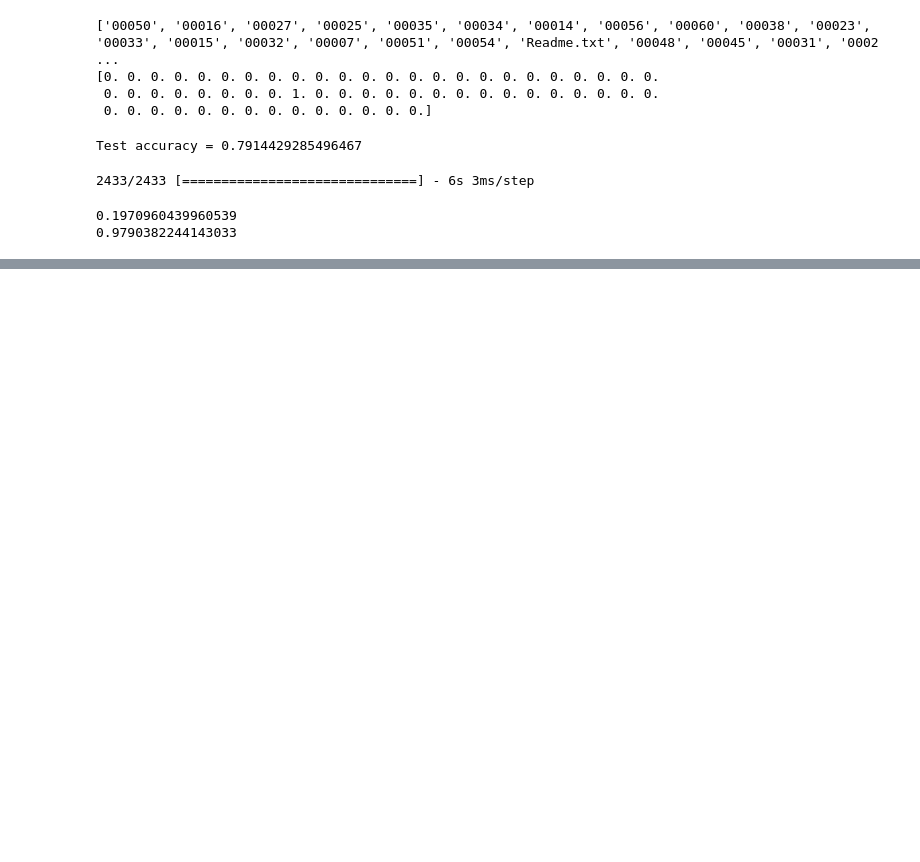
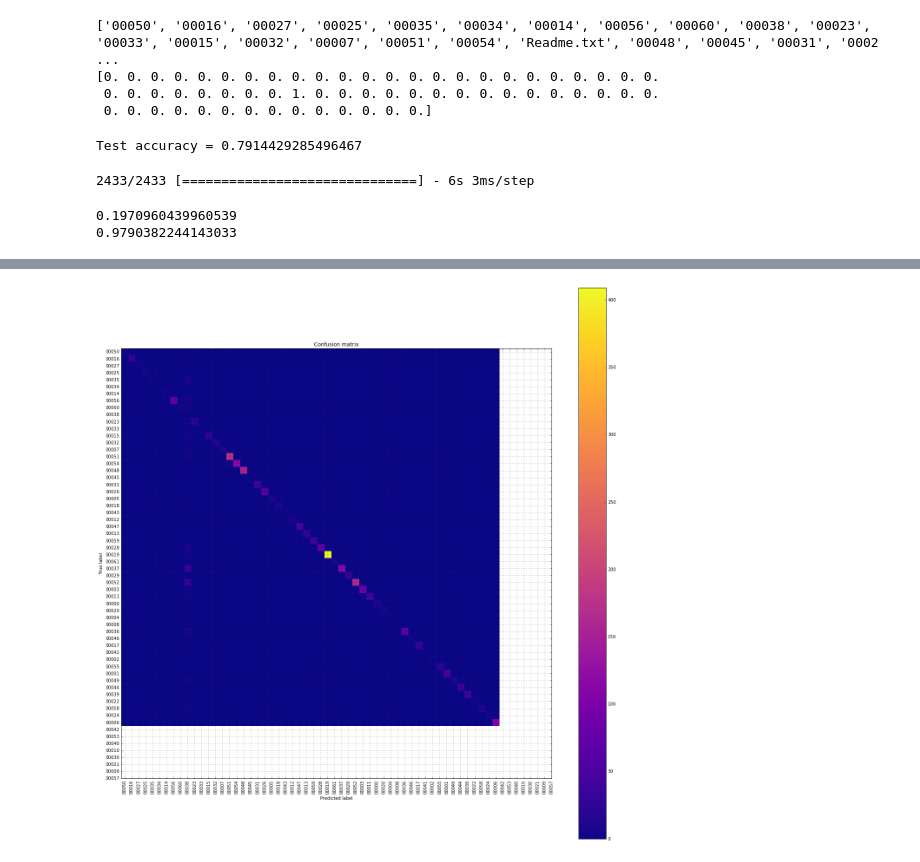
Before and after one commit to masopust/RoadSignRecognition, a Jupyter notebook: gierlach/SignRecogniction.ipynb, the cells around one changed output, grey strips where cells are left out. Cells and saved outputs as stored; diff of their text form; code cells hidden in the pictures; blank space fills up the shorter version.

Commit message:
confusion matrix

```diff
--- a/gierlach/SignRecogniction.ipynb
+++ b/gierlach/SignRecogniction.ipynb
@@ -260,0 +278,5 @@ print(eval_accuracy)
+# %%
+dict_class = {}
+for i in list_of_classes:
+    dict_class[i] = to_categorical(i, num_classes=62)
+print(type(y_pred[0][0]))
@@ -260,0 +285,20 @@ print(eval_accuracy)
+# %%
+y_test_new = []
+for i in y_test:
+    for key in dict_class.keys():
+        if np.array_equal(dict_class[key],i):
+            y_test_new.append(key)
+
+zong = []
+y_pred_new = []
+for i in y_pred:
+    br = True
+    for key in dict_class.keys():
+        if np.array_equal(dict_class[key],i):
+            y_pred_new.append(key)
+            br = False
+            break
+    if(br) :
+        zong.append(i)
+        y_pred_new.append('00009')
+print("length of y_test_new: ", len(y_test_new), " length of y_pred_new: ", len(y_pred_new) )
@@ -260,0 +335,17 @@ print(eval_accuracy)
+# %%
+fig = plt.figure(figsize = (18,18))
+conf = confusion_matrix(y_test_new, y_pred_new)
+plt.imshow(conf, interpolation='nearest', cmap='plasma')
+plt.title('Confusion matrix')
+plt.colorbar()
+
+tick_marks = np.arange(62)
+plt.xticks(tick_marks, list_of_classes, rotation=90)
+plt.yticks(tick_marks, list_of_classes)
+plt.tight_layout()
+plt.ylabel('True label')
+plt.xlabel('Predicted label')
+plt.grid()
+plt.show()
+# %% [output]
+[figure, added]
```
Also changed, not shown: parts of 8 cells of this notebook.
